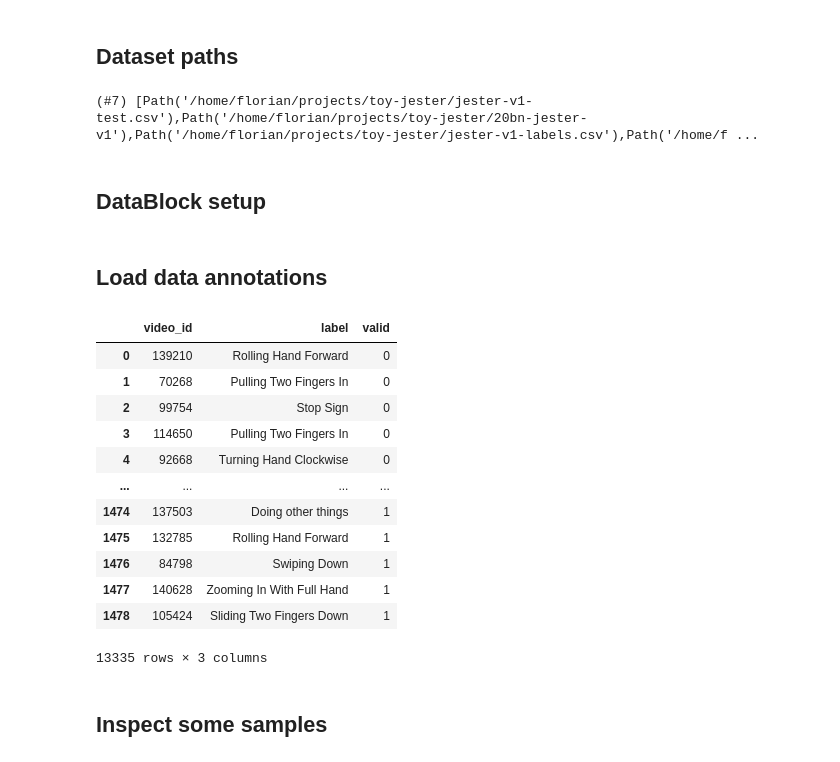
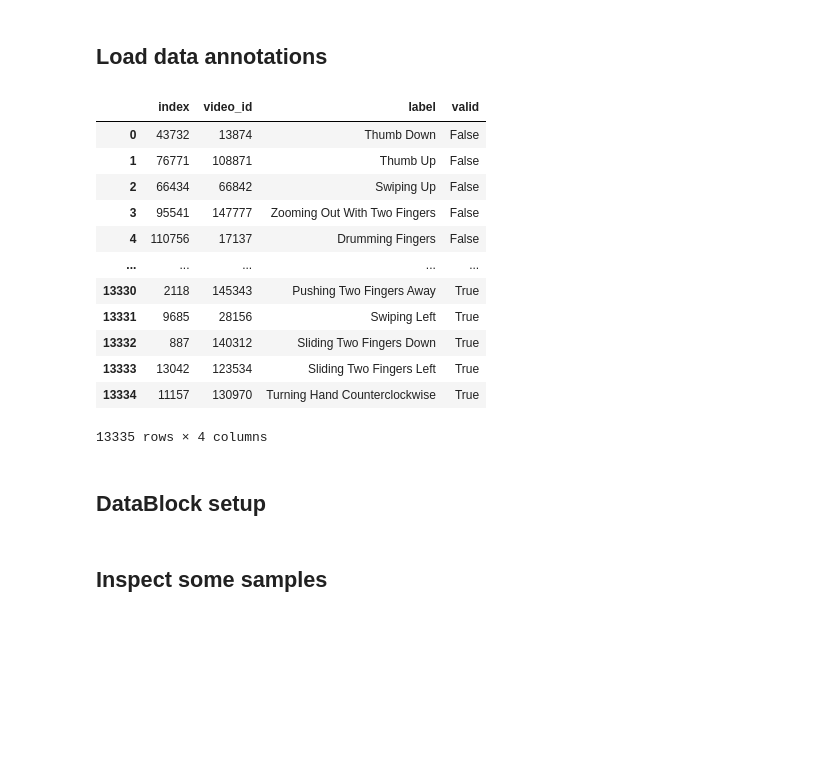
Before and after one commit to floriandotpy/data-playground, a Jupyter notebook: fastai/toy-jester-model.ipynb, the cells around one changed output. Saved outputs shown, nothing was run; the diff lists cells and outputs as text; code cells hidden in the pictures; blank space fills up the shorter version.

```diff
--- a/fastai/toy-jester-model.ipynb
+++ b/fastai/toy-jester-model.ipynb
@@ -4,15 +4,48 @@ fastbook.setup_book()
 # %%
 from fastai.vision.all import *
 from fastbook import *
-# %% [markdown]
-## Dataset paths
+# %% [markdown]
+## Load data annotations
 # %%
 path_dataset = Path('/home/florian/projects/toy-jester')
 path_videos = Path('/home/florian/projects/toy-jester/20bn-jester-v1')
-# %%
-path_dataset.ls()
-# %% [output]
-(#7) [Path('/home/florian/projects/toy-jester/jester-v1-test.csv'),Path('/home/florian/projects/toy-jester/20bn-jester-v1'),Path('/home/florian/projects/toy-jester/jester-v1-labels.csv'),Path('/home/f ...
+# %%
+# Subsample data to smaller dataset for faster experimentation
+keep_fraction = 0.1
+
+
+# Load train and validation CSVs
+df_train, df_val = [
+    pd.read_csv(
+        path_dataset/f'jester-v1-{split}.csv',
+        delimiter=';',
+        header=None,
+        names=['video_id', 'label'])
+    for split in ('train', 'validation')
+]
+
+
+# Combine as single dataframe, keep information of data split in "valid" column
+df = pd.concat([
+    df_train.assign(valid=False).sample(frac=keep_fraction),
+    df_val.assign(valid=True).sample(frac=keep_fraction)
+], axis=0).reset_index()
+
+df
+# %% [output]
+|  | index | video_id | label | valid |
+| 0 | 43732 | 13874 | Thumb Down | False |
+| 1 | 76771 | 108871 | Thumb Up | False |
+| 2 | 66434 | 66842 | Swiping Up | False |
+| 3 | 95541 | 147777 | Zooming Out With Two Fingers | False |
+| 4 | 110756 | 17137 | Drumming Fingers | False |
+| ... | ... | ... | ... | ... |
+| 13330 | 2118 | 145343 | Pushing Two Fingers Away | True |
+| 13331 | 9685 | 28156 | Swiping Left | True |
+| 13332 | 887 | 140312 | Sliding Two Fingers Down | True |
+| 13333 | 13042 | 123534 | Sliding Two Fingers Left | True |
+| 13334 | 11157 | 130970 | Turning Hand Counterclockwise | True |
+13335 rows × 4 columns
 # %% [markdown]
 ## DataBlock setup
 # %%
@@ -43,28 +72,4 @@ datablock = DataBlock(
 )
-# %% [markdown]
-## Load data annotations
-# %%
-df_train = pd.read_csv(path_dataset/'toyjester-v1-train.csv', delimiter=';')
-df_val = pd.read_csv(path_dataset/'toyjester-v1-validation.csv', delimiter=';')
-df = pd.concat([
-    df_train.assign(valid=0),
-    df_val.assign(valid=1)
-], axis=0)
-df
-# %% [output]
-|  | video_id | label | valid |
-| 0 | 139210 | Rolling Hand Forward | 0 |
-| 1 | 70268 | Pulling Two Fingers In | 0 |
-| 2 | 99754 | Stop Sign | 0 |
-| 3 | 114650 | Pulling Two Fingers In | 0 |
-| 4 | 92668 | Turning Hand Clockwise | 0 |
-| ... | ... | ... | ... |
-| 1474 | 137503 | Doing other things | 1 |
-| 1475 | 132785 | Rolling Hand Forward | 1 |
-| 1476 | 84798 | Swiping Down | 1 |
-| 1477 | 140628 | Zooming In With Full Hand | 1 |
-| 1478 | 105424 | Sliding Two Fingers Down | 1 |
-13335 rows × 3 columns
 # %% [markdown]
 ## Inspect some samples
 # %%
```
Also changed, not shown: parts of 11 cells of this notebook.
